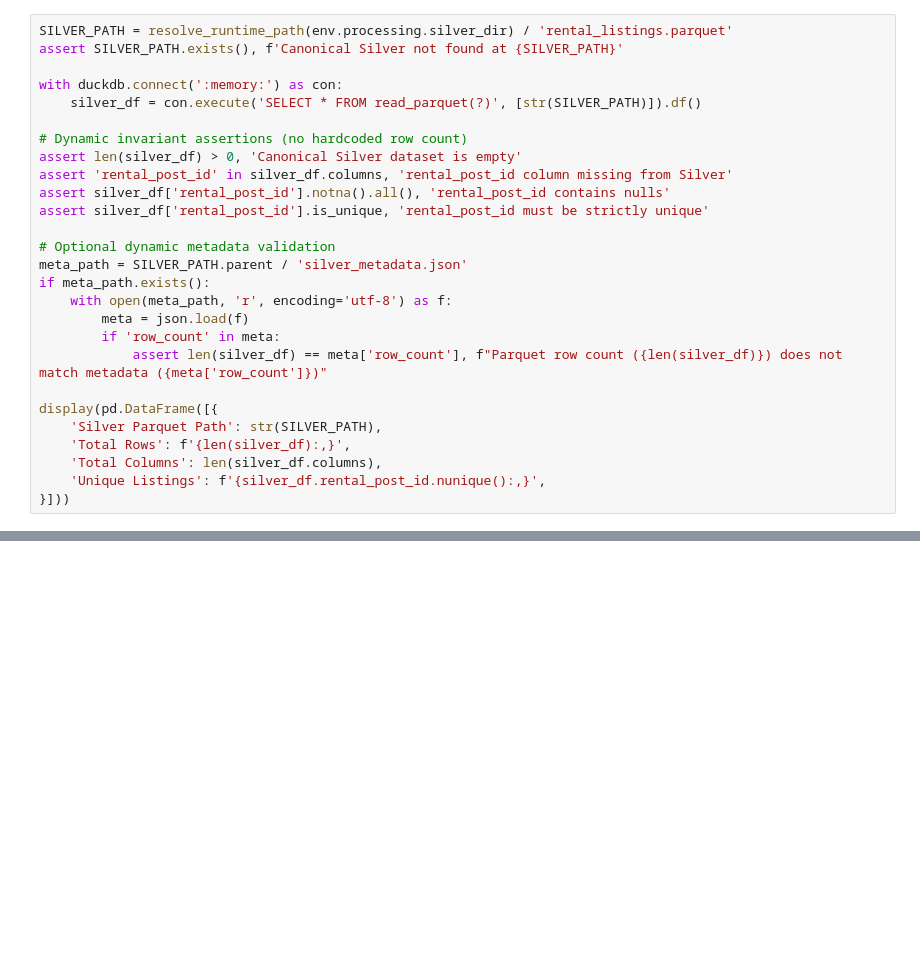
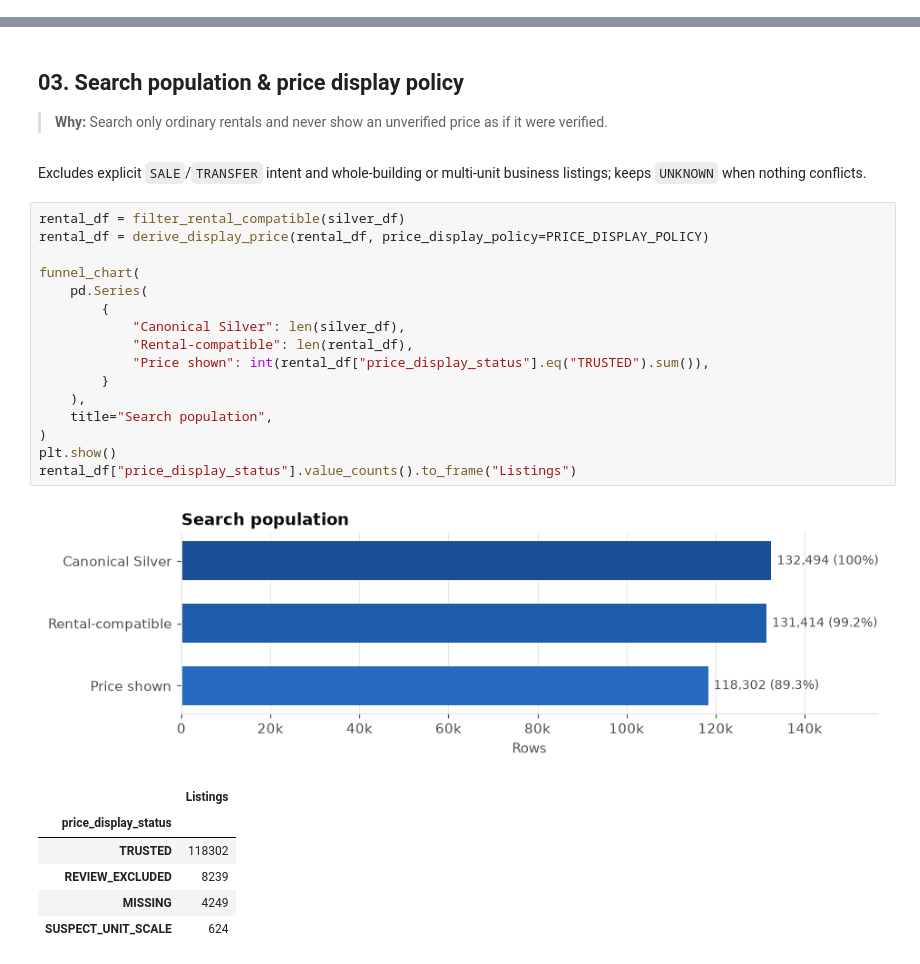
Before and after one commit to HauCoder2005/roombeacon-system, a Jupyter notebook: notebooks/05_roombeacon_nearby_rental_search.ipynb, the cells around one changed output, grey strips where cells are left out. Drawn from its saved outputs; the diff is of its cells as text; blank space fills up the shorter version.

```diff
--- a/notebooks/05_roombeacon_nearby_rental_search.ipynb
+++ b/notebooks/05_roombeacon_nearby_rental_search.ipynb
@@ -123,27 +0,0 @@ display(config_summary)
-# %%
-SILVER_PATH = resolve_runtime_path(env.processing.silver_dir) / 'rental_listings.parquet'
-assert SILVER_PATH.exists(), f'Canonical Silver not found at {SILVER_PATH}'
-
-with duckdb.connect(':memory:') as con:
-    silver_df = con.execute('SELECT * FROM read_parquet(?)', [str(SILVER_PATH)]).df()
-
-# Dynamic invariant assertions (no hardcoded row count)
-assert len(silver_df) > 0, 'Canonical Silver dataset is empty'
-assert 'rental_post_id' in silver_df.columns, 'rental_post_id column missing from Silver'
-assert silver_df['rental_post_id'].notna().all(), 'rental_post_id contains nulls'
-assert silver_df['rental_post_id'].is_unique, 'rental_post_id must be strictly unique'
-
-# Optional dynamic metadata validation
-meta_path = SILVER_PATH.parent / 'silver_metadata.json'
-if meta_path.exists():
-    with open(meta_path, 'r', encoding='utf-8') as f:
-        meta = json.load(f)
-        if 'row_count' in meta:
-            assert len(silver_df) == meta['row_count'], f"Parquet row count ({len(silver_df)}) does not match metadata ({meta['row_count']})"
-
-display(pd.DataFrame([{
-    'Silver Parquet Path': str(SILVER_PATH),
-    'Total Rows': f'{len(silver_df):,}',
-    'Total Columns': len(silver_df.columns),
-    'Unique Listings': f'{silver_df.rental_post_id.nunique():,}',
-}]))
@@ -309,0 +188,30 @@ Conversion funnel from the total rental-compatible population down to concentric
+# %% [markdown]
+## 03. Search population & price display policy
+
+> **Why:** Search only ordinary rentals and never show an unverified price as if it were verified.
+# %% [markdown]
+Excludes explicit `SALE`/`TRANSFER` intent and whole-building or multi-unit business listings; keeps `UNKNOWN` when nothing conflicts.
+# %%
+rental_df = filter_rental_compatible(silver_df)
+rental_df = derive_display_price(rental_df, price_display_policy=PRICE_DISPLAY_POLICY)
+
+funnel_chart(
+    pd.Series(
+        {
+            "Canonical Silver": len(silver_df),
+            "Rental-compatible": len(rental_df),
+            "Price shown": int(rental_df["price_display_status"].eq("TRUSTED").sum()),
+        }
+    ),
+    title="Search population",
+)
+plt.show()
+rental_df["price_display_status"].value_counts().to_frame("Listings")
+# %% [output]
+[figure, added]
+|  | Listings |
+| price_display_status |  |
+| TRUSTED | 118302 |
+| REVIEW_EXCLUDED | 8239 |
+| MISSING | 4249 |
+| SUSPECT_UNIT_SCALE | 624 |
```
Also changed, not shown: parts of 55 cells of this notebook.
